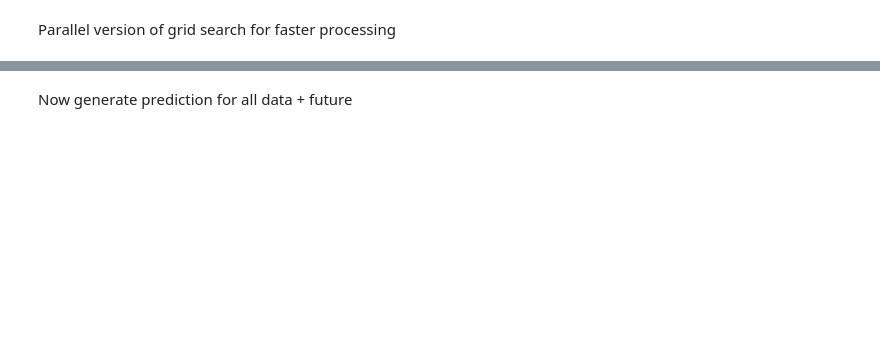
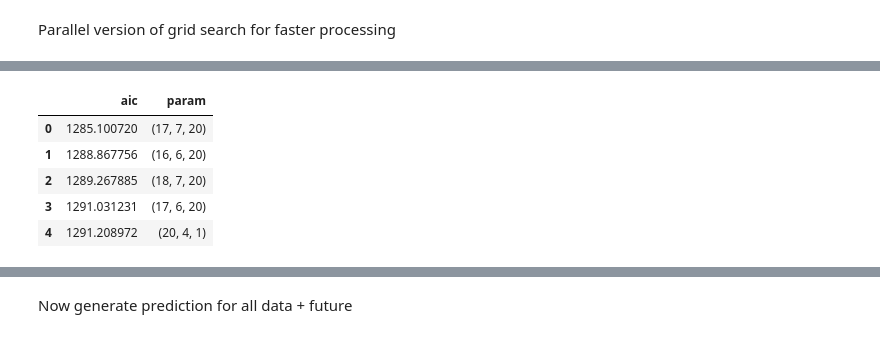
Before and after one commit to magic-lantern/forecasting, a Jupyter notebook: baby_name_analysis.ipynb, the cells around one changed output, grey strips where cells are left out. Cells and saved outputs as stored; diff of their text form; code cells hidden in the pictures; blank space fills up the shorter version.

```diff
--- a/baby_name_analysis.ipynb
+++ b/baby_name_analysis.ipynb
@@ -528,0 +609,15 @@ print(num_processes, num_partitions)
+# %%
+filename = 'aic_results_gridsearch.pickle'
+
+if os.path.isfile(filename):
+    with open(filename, 'rb') as f:
+        grid_results = pickle.load(f)
+
+grid_results.head()
+# %% [output]
+|  | aic | param |
+| 0 | 1285.100720 | (17, 7, 20) |
+| 1 | 1288.867756 | (16, 6, 20) |
+| 2 | 1289.267885 | (18, 7, 20) |
+| 3 | 1291.031231 | (17, 6, 20) |
+| 4 | 1291.208972 | (20, 4, 1) |
```
Also changed, not shown: parts of 39 cells of this notebook, 1 other file.
